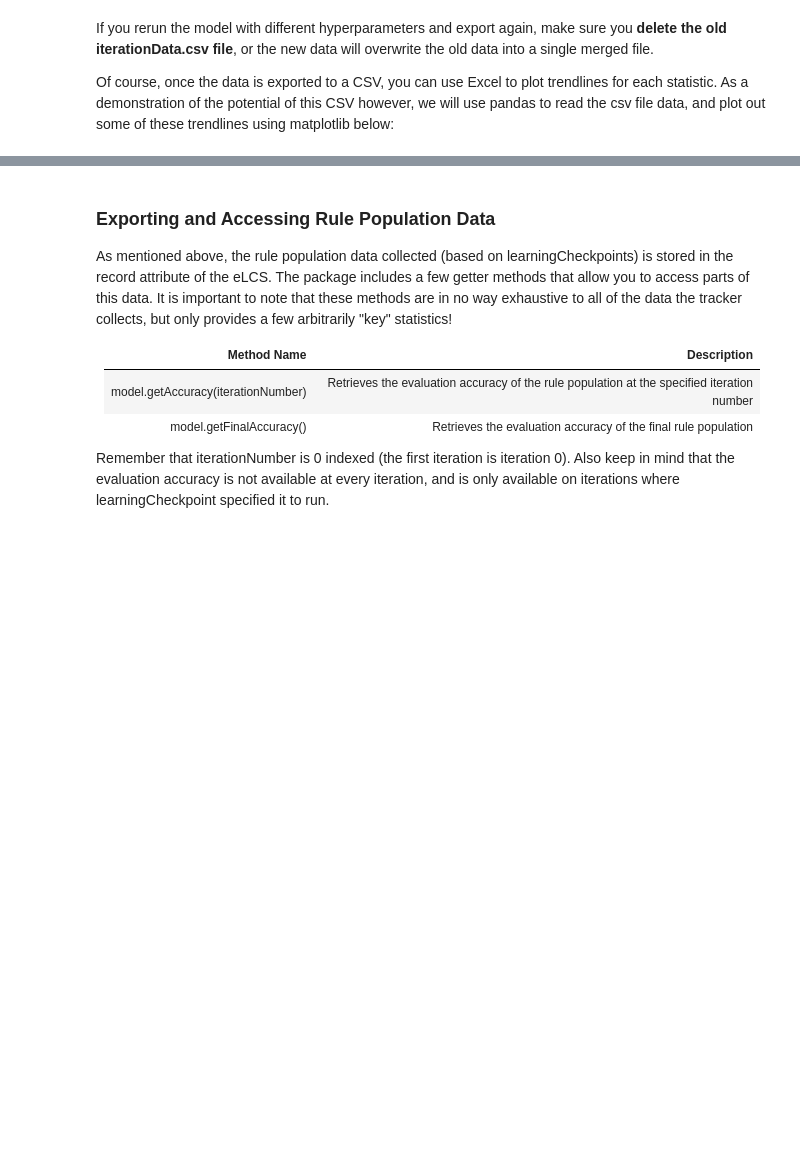
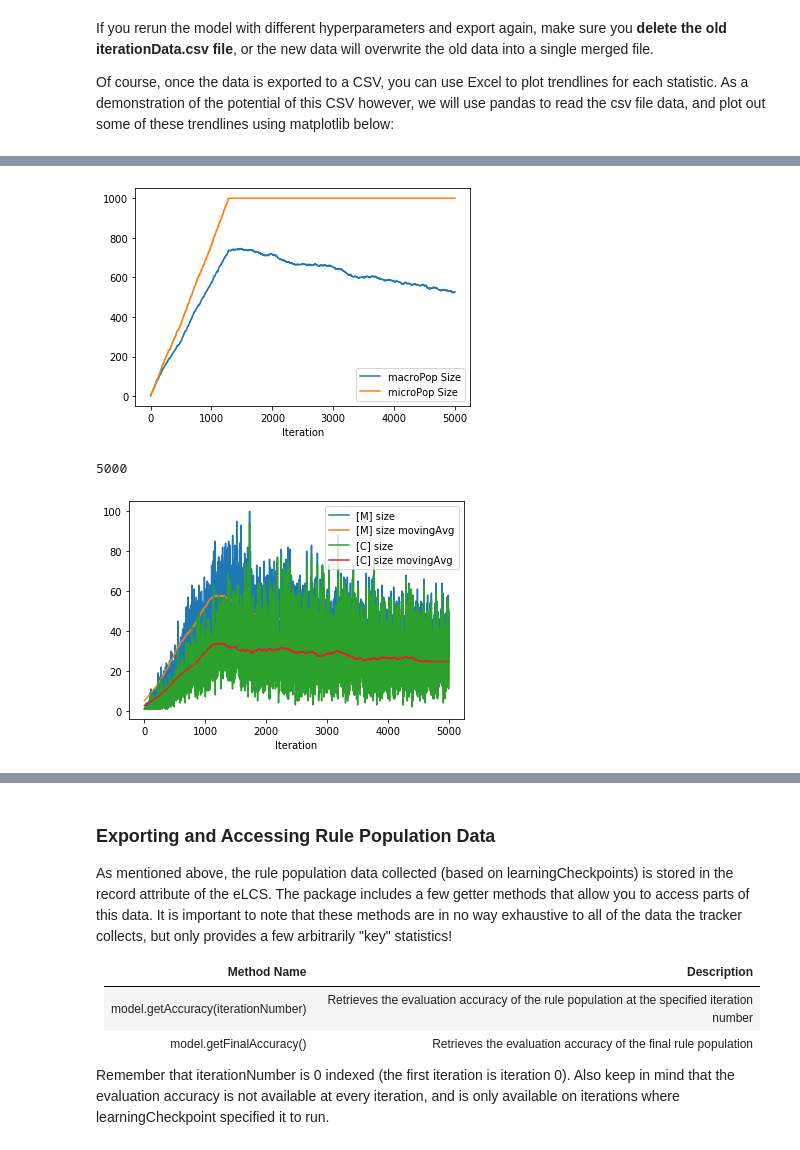
Before and after one commit to UrbsLab/scikit-eLCS, a Jupyter notebook: eLCS User Guide.ipynb, the cells around one changed output, grey strips where cells are left out. Cells and saved outputs as stored; diff of their text form; code cells hidden in the pictures; blank space fills up the shorter version.

```diff
--- a/eLCS User Guide.ipynb
+++ b/eLCS User Guide.ipynb
@@ -586,0 +593,80 @@ TBA
+# %%
+import matplotlib.pyplot as plt
+
+def cumulativeFreq(freq):
+    a = []
+    c = []
+    for i in freq:
+        a.append(i+sum(c))
+        c.append(i)
+    return np.array(a)
+
+def movingAvg(a,threshold=300):
+    weights = np.repeat(1.0,threshold)/threshold
+    conv = np.convolve(a,weights,'valid')
+    return np.append(conv,np.full(threshold-1,conv[conv.size-1]),)
+
+dataTracking = pd.read_csv("iterationData.csv")
+
+iterations = dataTracking["Iteration"].values
+macroPop = dataTracking["Macropopulation Size"].values
+microPop = dataTracking["Micropopulation Size"].values
+mSize = dataTracking["Match Set Size"].values
+cSize = dataTracking["Correct Set Size"].values
+experience = dataTracking["Average Iteration Age of Correct Set Classifiers"].values
+subsumption = dataTracking["# Classifiers Subsumed in Iteration"].values
+crossover = dataTracking["# Crossover Operations Performed in Iteration"].values
+mutation = dataTracking["# Mutation Operations Performed in Iteration"].values
+covering = dataTracking["# Covering Operations Performed in Iteration"].values
+deletion = dataTracking["# Deletion Operations Performed in Iteration"].values
+
+gTime = dataTracking["Total Global Time"].values
+mTime = dataTracking["Total Matching Time"].values
+delTime = dataTracking["Total Deletion Time"].values
+subTime = dataTracking["Total Subsumption Time"].values
+selTime = dataTracking["Total Selection Time"].values
+evalTime = dataTracking["Total Evaluation Time"].values
+
+plt.plot(iterations,macroPop,label="macroPop Size")
+plt.plot(iterations,microPop,label="microPop Size")
+plt.xlabel('Iteration')
+plt.legend()
+plt.show()
+
+plt.plot(iterations,mSize,label="[M] size")
+print(movingAvg(mSize).size)
+plt.plot(iterations,movingAvg(mSize),label="[M] size movingAvg")
+plt.plot(iterations,cSize,label="[C] size")
+plt.plot(iterations,movingAvg(cSize),label="[C] size movingAvg")
+plt.xlabel('Iteration')
+plt.legend()
+plt.show()
+
+plt.plot(iterations,experience)
+plt.ylabel('Average [C] Classifier Age')
+plt.xlabel('Iteration')
+plt.show()
+
+plt.plot(iterations,cumulativeFreq(subsumption),label="Subsumption Count")
+plt.plot(iterations,cumulativeFreq(crossover),label="Crossover Count")
+plt.plot(iterations,cumulativeFreq(mutation),label="Mutation Count")
+plt.plot(iterations,cumulativeFreq(deletion),label="Deletion Count")
+plt.plot(iterations,cumulativeFreq(covering),label="Covering Count")
+plt.xlabel('Iteration')
+plt.legend()
+plt.show()
+
+plt.plot(iterations,mTime,label="Matching Time")
+plt.plot(iterations,delTime+mTime,label="Deletion Time")
+plt.plot(iterations,subTime+delTime+mTime,label="Subsumption Time")
+plt.plot(iterations,selTime+subTime+delTime+mTime,label="Selection Time")
+plt.plot(iterations,evalTime+selTime+subTime+delTime+mTime,label="Evaluation Time")
+plt.plot(iterations,gTime,label="Total Time")
+plt.xlabel('Iteration')
+plt.ylabel('Cumulative Time')
+plt.legend()
+plt.show()
+# %% [output]
+[figure, added]
+5000
+[figure, added]
```
Also changed, not shown: parts of 19 cells of this notebook, 5 other files.
